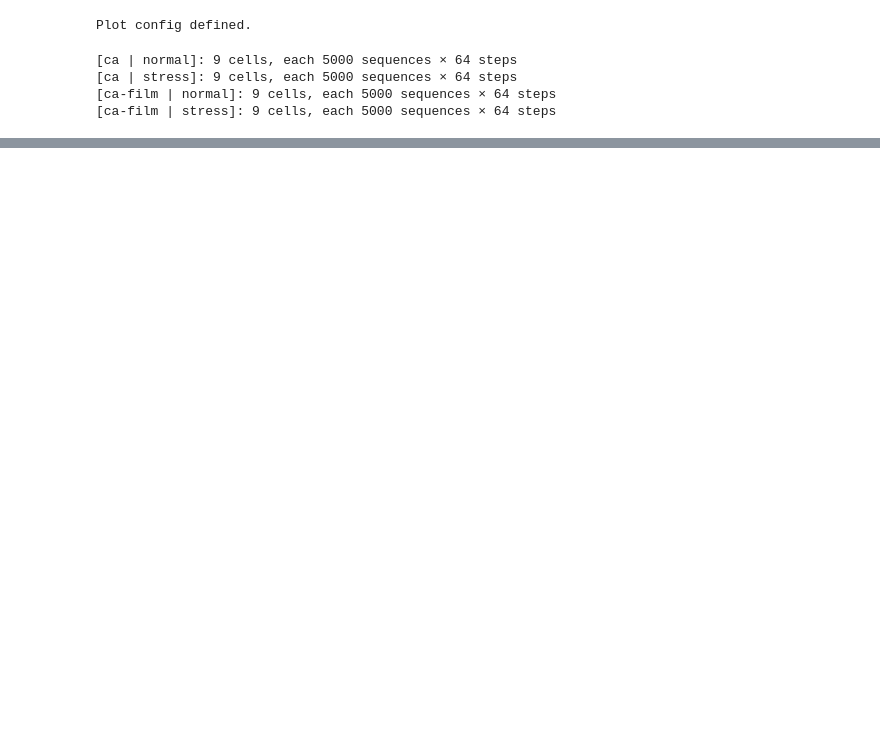
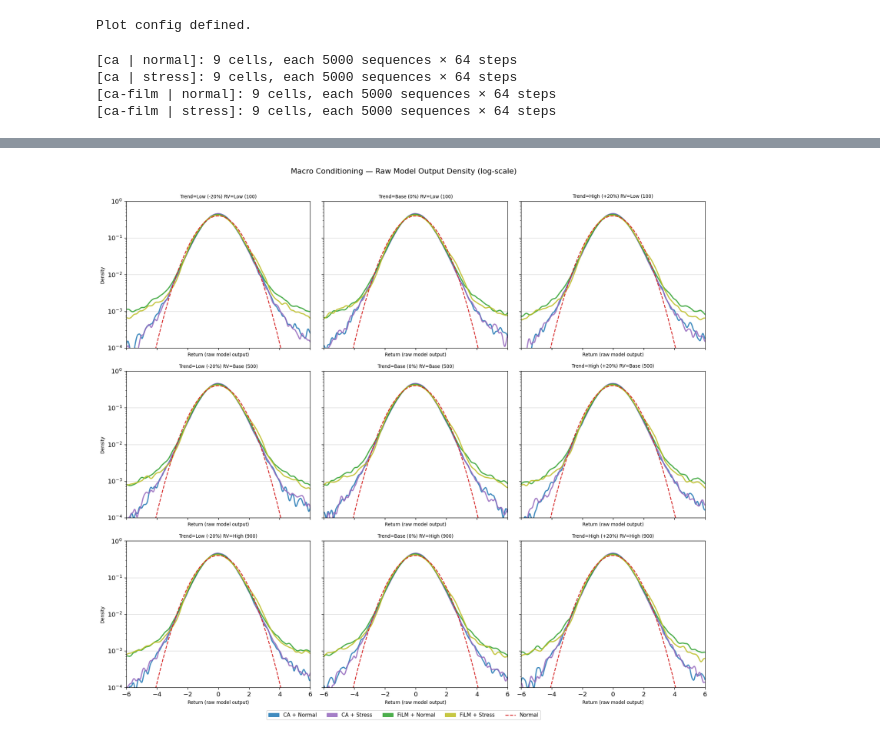
Before and after one commit to AHHHHHH0-0/Extending-CoFinDiff, a Jupyter notebook: notebooks/eval/macro_cond.ipynb, the cells around one changed output, grey strips where cells are left out. Saved outputs shown, nothing was run; the diff lists cells and outputs as text; code cells hidden in the pictures; blank space fills up the shorter version.

```diff
--- a/notebooks/eval/macro_cond.ipynb
+++ b/notebooks/eval/macro_cond.ipynb
@@ -171,3 +134,47 @@ plt.show()
+# %%
+"""
+Output 1b — Raw model output KDE (no per_path_normalize, no standardization).
+Reveals macro regime (normal vs stress) differences in the model native output space.
+3x3 grid; 4 overlapping curves per panel.
+"""
+
+x_grid = np.linspace(-6, 6, 500)
+
+fig, axes = plt.subplots(3, 3, figsize=(15, 13), sharex=True, sharey=True)
+
+for row_idx, rv in enumerate(RVS):
+    for col_idx, trend in enumerate(TRENDS):
+        ax = axes[row_idx, col_idx]
+
+        for model, macro_key, color, label in GROUPS:
+            ir, vix = MACROS[macro_key]
+            filename = f"t{int(trend)}r{int(rv)}i{int(ir)}v{int(vix)}.json"
+            with open(MODEL_DIRS[model] / filename) as f:
+                payload = json.load(f)
+            raw = np.array(payload['samples'], dtype=np.float64)  # (N, T), raw model output
+            kde_vals = gaussian_kde(raw.ravel(), bw_method='scott')(x_grid)
+            ax.plot(x_grid, kde_vals, color=color, lw=2, alpha=0.85)
+
+        ax.plot(x_grid, norm.pdf(x_grid), color=C_NORMAL, linestyle='--', linewidth=1.5)
+        ax.set_yscale('log')
+        ax.set_ylim(1e-4, 1.0)
+        ax.set_xlim(-6, 6)
+        ax.set_xlabel('Return (raw model output)', fontsize=8)
+        ax.set_title(f'Trend={TREND_LABELS[trend]} RV={RV_LABELS[rv]}', fontsize=8)
+        ax.grid(axis='y', alpha=0.5)
+
+    axes[row_idx, 0].set_ylabel('Density', fontsize=8)
+
+handles = [mpatches.Patch(color=g[2], alpha=0.85, label=g[3]) for g in GROUPS]
+handles.append(Line2D([0], [0], color=C_NORMAL, linestyle='--', linewidth=1.5, label='Normal'))
+fig.legend(handles=handles, loc='lower center', ncol=5, fontsize=9, bbox_to_anchor=(0.5, -0.02))
+fig.suptitle('Macro Conditioning — Raw Model Output Density (log-scale)', fontsize=13, y=1.01)
+
+plt.tight_layout()
+plt.savefig('../../figures/macro_kde_raw.png', bbox_inches='tight')
+plt.show()
+# %% [output]
+[figure, added]
 # %%
 """
 Output 3 — ACF of squared returns.
```
Also changed, not shown: parts of 9 cells of this notebook, 15 other files.
